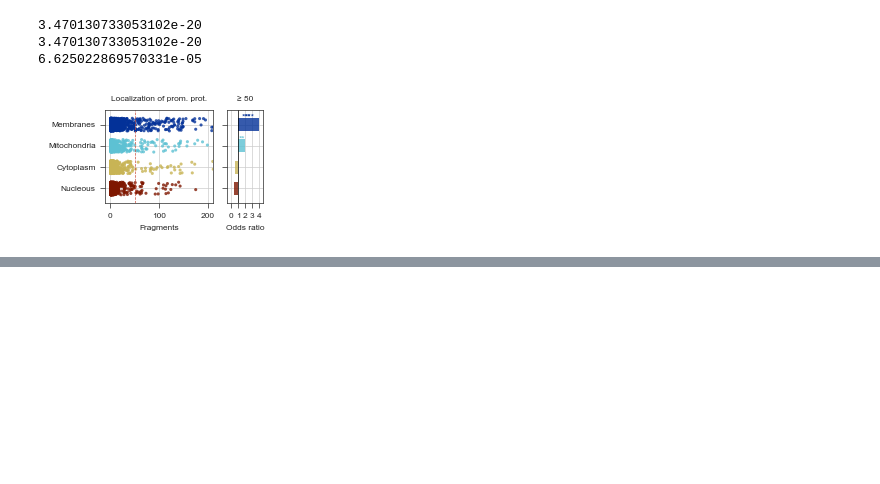
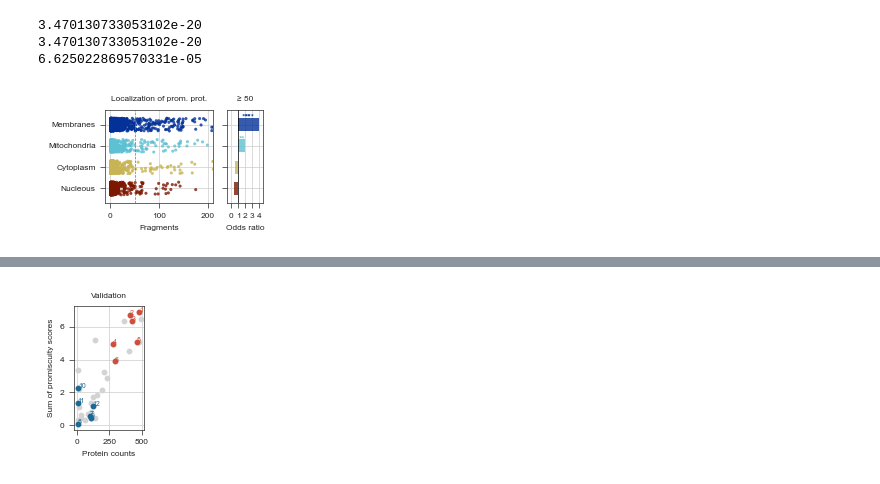
Before and after one commit to ligand-discovery/primary-paper-figures, a Jupyter notebook: notebooks/Figure-02.ipynb, the cells around one changed output, grey strips where cells are left out. Cells and saved outputs as stored; diff of their text form; code cells hidden in the pictures; blank space fills up the shorter version.

```diff
--- a/notebooks/Figure-02.ipynb
+++ b/notebooks/Figure-02.ipynb
@@ -467,0 +531,96 @@ keeps = sorted([x[0] for x in ann2pid_sorted[:50]], key = lambda x: x.lower())
+# %%
+import pandas as pd
+import collections
+import numpy as np
+import os
+from stylia import TWO_COLUMNS_WIDTH
+
+sel_fids = ["V0047", "V0157", "V0081", "V0480", "V0302", "V0053", "V4856", "V0005", "V5335", "V5151", "V0019", "V0022"]
+
+df = pd.read_csv("../data/enamine_stock_miniautoml_predictions.tsv", sep="\t")
+cols = ["catalog_id", "fid", "original_validation", "smiles"] + [x for x in list(df.columns) if x.startswith("promiscuity")]
+df = df[cols]
+
+frag_ids = []
+for fid in df["fid"].tolist():
+    if str(fid) == "nan":
+        frag_ids += [np.nan]
+    else:
+        frag_id = fid.split("-")[1]
+        if len(frag_id) == 5:
+            frag_ids += [frag_id]
+        else:
+            if frag_id == "V059":
+                frag_id = "V0081"
+            elif frag_id == "V060":
+                frag_id = "V0157"
+            elif frag_id == "V062":
+                frag_id = "V0302"
+            elif frag_id == "V065":
+                frag_id = "V0480"
+            else:
+                frag_id = frag_id.replace("V", "V0")
+            frag_ids += [frag_id]
+df["FragID"] = frag_ids
+
+dv = pd.read_csv("../data/validation.tsv", sep="\t")
+dv = dv[dv["Number_of_Protein_Unique_Peptides"] >= 2]
+dv = dv[dv["Abundance_Ratio_PValue"] < 0.05]
+dv = dv[dv["Abundance_Ratio_Adj_PValue"] < 0.25]
+dv = dv[dv["Abundance_Ratio_log2"] > 2.3]
+dv = dv[dv["Abundance_Ratio_log2_median_corr"] > 1]
+dv = dv[dv["Rank_relative"] < 500]
+
+fragment_counts = collections.defaultdict(int)
+for r in dv["FragID"].tolist():
+    fragment_counts[r] += 1
+
+P = np.sum(np.array(df[cols[4:]]), axis=1)
+df["sum"] = P
+
+pred = {}
+for v in df[df["FragID"].notnull()][["FragID", "sum"]].values:
+    pred[v[0]] = v[1]
+
+x = []
+y = []
+for k,v in fragment_counts.items():
+    if k in pred:
+        x += [v]
+        y += [pred[k]]
+
+
+
+fig, axs = stylia.create_figure(1,1, height=TWO_COLUMNS_WIDTH/4*1.01, width=TWO_COLUMNS_WIDTH/6.2*1.01)
+ax = axs.next()
+
+ax.scatter(x,y, color=NamedColors().gray)
+
+x = []
+y = []
+for s in sel_fids[:6]:
+    x += [fragment_counts[s]]
+    y += [pred[s]]
+ax.scatter(x, y, color=NamedColors().red)
+l = 0
+for x_, y_ in zip(x, y):
+    l += 1
+    ax.text(x_, y_, l, color=NamedColors().red)
+
+x = []
+y = []
+for s in sel_fids[6:]:
+    x += [fragment_counts[s]]
+    y += [pred[s]]
+ax.scatter(x, y, color=NamedColors().blue)
+for x_, y_ in zip(x, y):
+    l += 1
+    ax.text(x_, y_, l, color=NamedColors().blue)
+
+ax.set_xticks([0, 250, 500])
+
+stylia.label(ax=ax, title="Validation", xlabel="Protein counts", ylabel="Sum of promiscuity scores")
+stylia.save_figure("../assets/Figure02_I.png")
+stylia.save_figure("../assets/Figure02_I.pdf")
+# %% [output]
+[figure, added]
```
Also changed, not shown: parts of 10 cells of this notebook, 17 other files.
